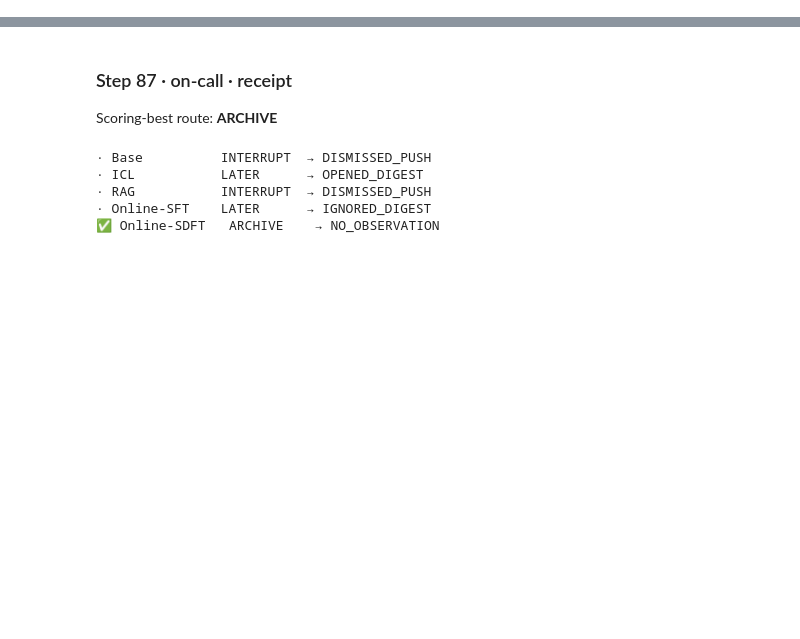
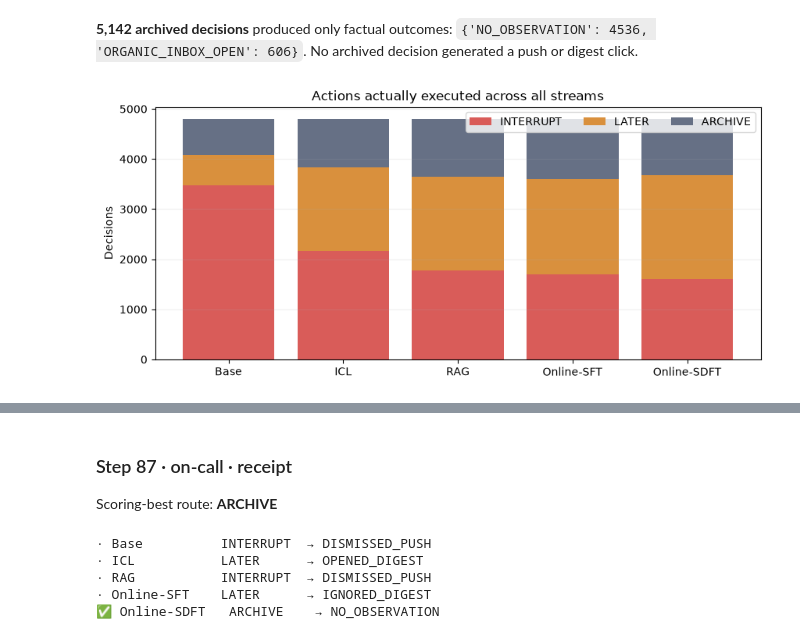
Before and after one commit to lin826/Online-SFT-Demo, a Jupyter notebook: online_sdft_bandit_demo.ipynb, the cells around one changed output, grey strips where cells are left out. Drawn from its saved outputs; the diff is of its cells as text; code cells hidden in the pictures; blank space fills up the shorter version.

```diff
--- a/online_sdft_bandit_demo.ipynb
+++ b/online_sdft_bandit_demo.ipynb
@@ -108,6 +679,0 @@ The raw rollout log makes the information boundary auditable. Archived decisions
-# %%
-rollouts = [json.loads(line) for line in (OUT / 'rollouts.jsonl').open()]
-archived = [r for r in rollouts if r['action'] == 'ARCHIVE']
-archive_outcomes = Counter(r['feedback']['outcome'] for r in archived)
-display(Markdown(f'**{len(archived):,} archived decisions:** `{dict(archive_outcomes)}`'))
-assert set(archive_outcomes) <= {'ORGANIC_INBOX_OPEN', 'NO_OBSERVATION'}
@@ -119,0 +767,27 @@ These examples occur after at least one complete online regime. SDFT is correct
+# %%
+archive_rows = [row for row in rollouts if row["action"] == "ARCHIVE"]
+archive_outcomes = Counter(row["feedback"]["outcome"] for row in archive_rows)
+assert set(archive_outcomes) <= {"ORGANIC_INBOX_OPEN", "NO_OBSERVATION"}
+assert all("oracle_action_scoring_only" in row for row in rollouts)
+
+display(Markdown(
+    f"**{len(archive_rows):,} archived decisions** produced only factual outcomes: "
+    f"`{dict(archive_outcomes)}`. No archived decision generated a push or digest click."
+))
+
+counts = {method: Counter(row["action"] for row in rollouts if row["method"] == method)
+          for method in METHODS}
+fig, ax = plt.subplots(figsize=(10, 4.2))
+bottom = np.zeros(len(METHODS))
+action_colors = {"INTERRUPT": "#D95C59", "LATER": "#D9903D", "ARCHIVE": "#667085"}
+for action in ACTIONS:
+    values = np.array([counts[method][action] for method in METHODS])
+    ax.bar(METHODS, values, bottom=bottom, label=action, color=action_colors[action])
+    bottom += values
+ax.set(title="Actions actually executed across all streams", ylabel="Decisions")
+ax.legend(ncol=3)
+ax.grid(axis="y", alpha=0.2)
+plt.show()
+# %% [output]
+**5,142 archived decisions** produced only factual outcomes: `{'NO_OBSERVATION': 4536, 'ORGANIC_INBOX_OPEN': 606}`. No archived decision generated a push or digest click.
+[figure, added]
```
Also changed, not shown: parts of 29 cells of this notebook, 4 other files.
